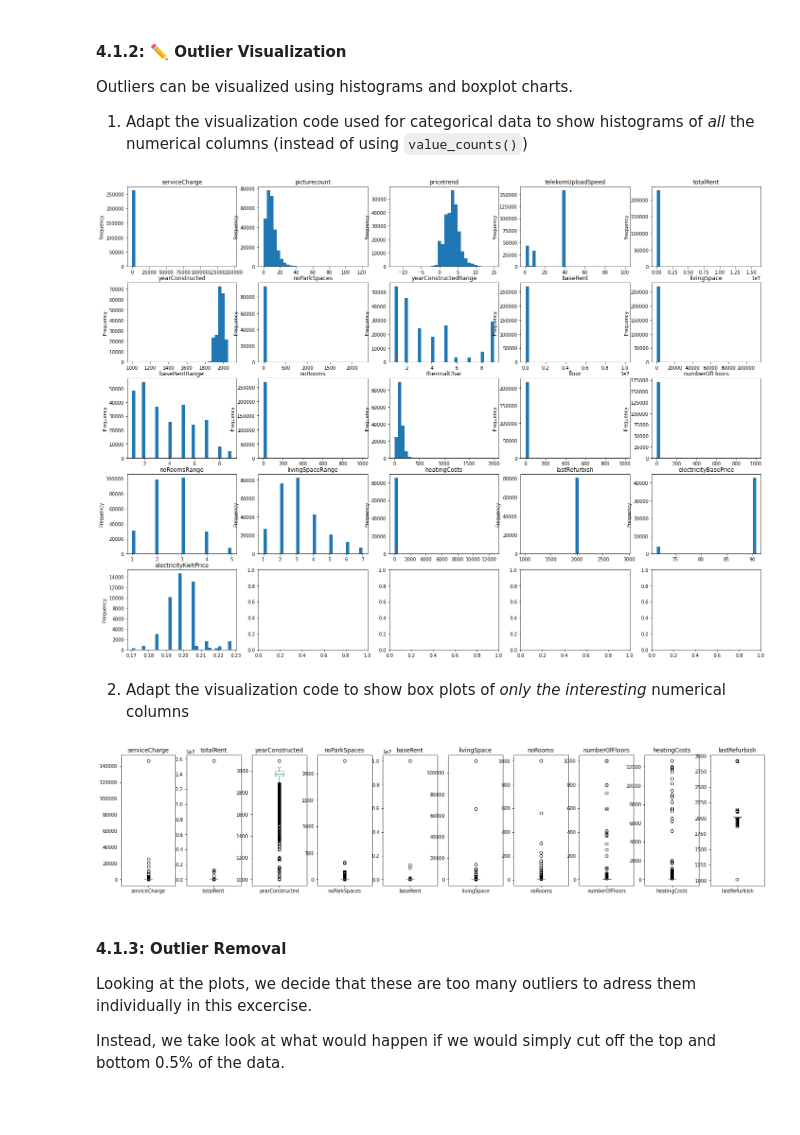
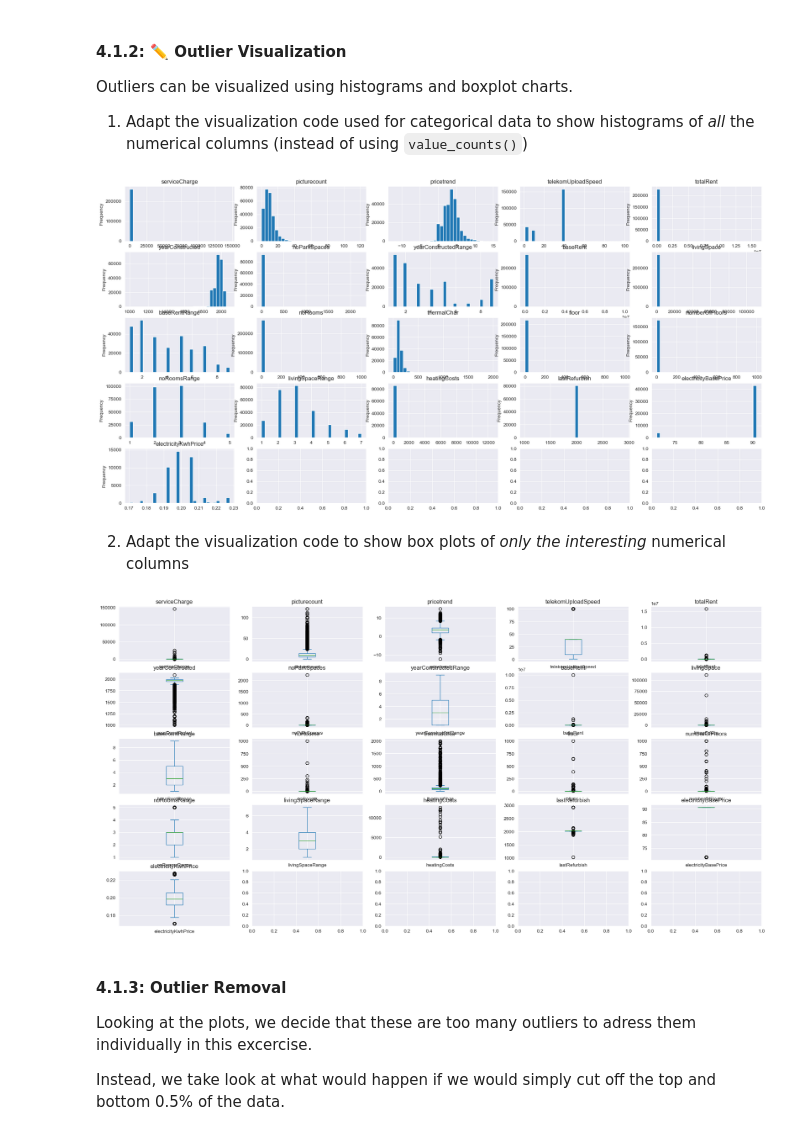
Before and after one commit to Sui-nyan/ML-excercises, a Jupyter notebook: A2_Data_Preparation_Regression.ipynb, the cells around one changed output. Saved outputs shown, nothing was run; the diff lists cells and outputs as text; code cells hidden in the pictures; blank space fills up the shorter version.

```diff
--- a/A2_Data_Preparation_Regression.ipynb
+++ b/A2_Data_Preparation_Regression.ipynb
@@ -206,7 +213,7 @@ If we would want to one-hot encode the free text feature _description_, we would
 1. In the ``immo_2`` DataFrame, identify the features that could cause too many columns when one-hot encoded and create a DataFrame ``immo_3`` that does not contain these columns
 # %%
 # TODO: Implement
-immo_3 = immo_2.drop(columns=['firingTypes', 'street','streetPlain','regio2','regio3','description','facilities'])
+immo_3 = immo_2.drop(columns=['street','streetPlain','regio2','regio3','description','facilities'])
 immo_3
 # %% [output]
 |  | regio1 | serviceCharge | heatingType | telekomTvOffer | telekomHybridUploadSpeed | newlyConst | balcony | ... |
@@ -260,4 +267,4 @@ Name: firingTypes, Length: 268850, dtype: object
 5. Create a new DataFrame ``immo_4`` without the  _firingTypes_ column.
 # %%
 # TODO: Implement
-immo_4 = immo_3.drop(columns=['firingTypes'])
+immo_4 = immo_3.drop(['firingTypes'], axis=1)
@@ -349,29 +353,19 @@ Outliers can be visualized using histograms and boxplot charts.
 
 1. Adapt the visualization code used for categorical data to show histograms of *all* the numerical columns (instead of using ``value_counts()``)
 # %%
-# categorical_columns = immo_4.select_dtypes(exclude=np.number).columns
-#
-# n_cols = 5
-# n_rows = int(np.ceil(len(categorical_columns) / n_cols))
-# ax = plt.subplots(nrows=n_rows, ncols=n_cols, squeeze=False)[1].flatten()
-#
-# for i, colname in enumerate(categorical_columns):
-#     immo_4[colname].value_counts().plot(kind="barh", ax=ax[i], title=colname, figsize=(24, 12))
-#
-# plt.show()
 # TODO: Implement
 numeric_columns = immo_5.select_dtypes(include=np.number).columns
 
-n_cols = len(numeric_columns)
+n_cols = 5
 n_rows = int(np.ceil(len(numeric_columns) / n_cols))
 ax = plt.subplots(nrows=n_rows, ncols=n_cols, squeeze=False)[1].flatten()
 
 for i, colname in enumerate(numeric_columns):
-    immo_5[colname].values().plot(kind="hist", ax=ax[i], title=colname, figsize=(24, 12))
+    immo_5[colname].plot(kind="hist", ax=ax[i], title=colname, figsize=(24, 12), bins=30)
 
 plt.show()
 # %% [output]
-[figure, old version]
+[figure, new version]
 # %% [markdown]
 
 2. Adapt the visualization code to show box plots of *only the interesting* numerical columns
@@ -379,16 +373,16 @@ plt.show()
 # TODO: Implement
 numeric_columns = immo_5.select_dtypes(include=np.number).columns
 
-n_cols = len(numeric_columns)
+n_cols = 5
 n_rows = int(np.ceil(len(numeric_columns) / n_cols))
 ax = plt.subplots(nrows=n_rows, ncols=n_cols, squeeze=False)[1].flatten()
 
 for i, colname in enumerate(numeric_columns):
-    immo_5[colname].values().plot(kind="boxplot", ax=ax[i], title=colname, figsize=(24, 12))
+    immo_5[colname].plot(kind="box", ax=ax[i], title=colname, figsize=(24, 12))
 
 plt.show()
 # %% [output]
-[figure, old version]
+[figure, new version]
 # %% [markdown]
 #### 4.1.3: Outlier Removal
 Looking at the plots, we decide that these are too many outliers to adress them individually in this excercise.
```
Also changed, not shown: parts of 27 cells of this notebook, 1 other file.
